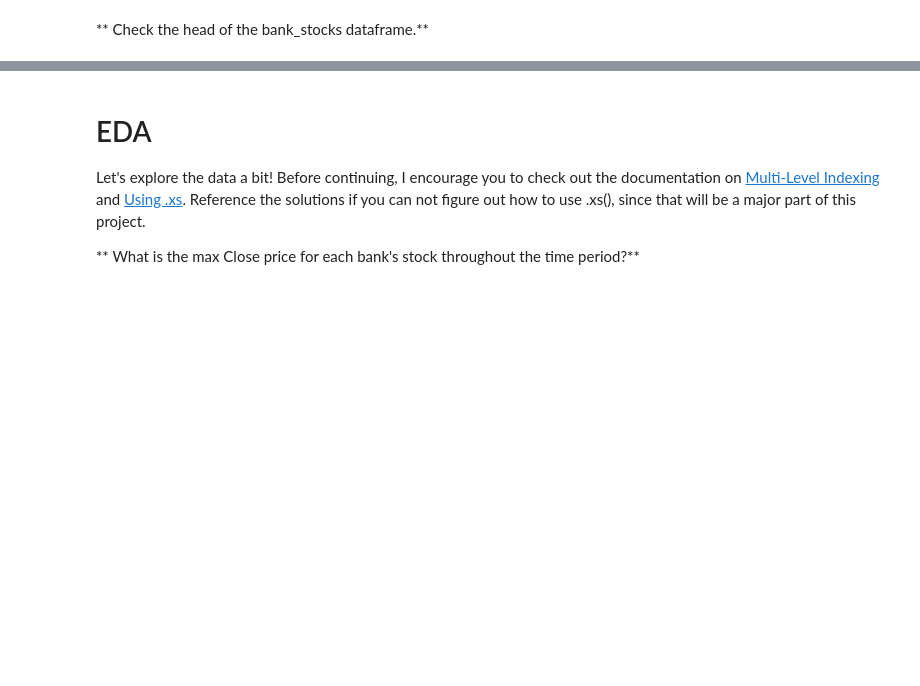
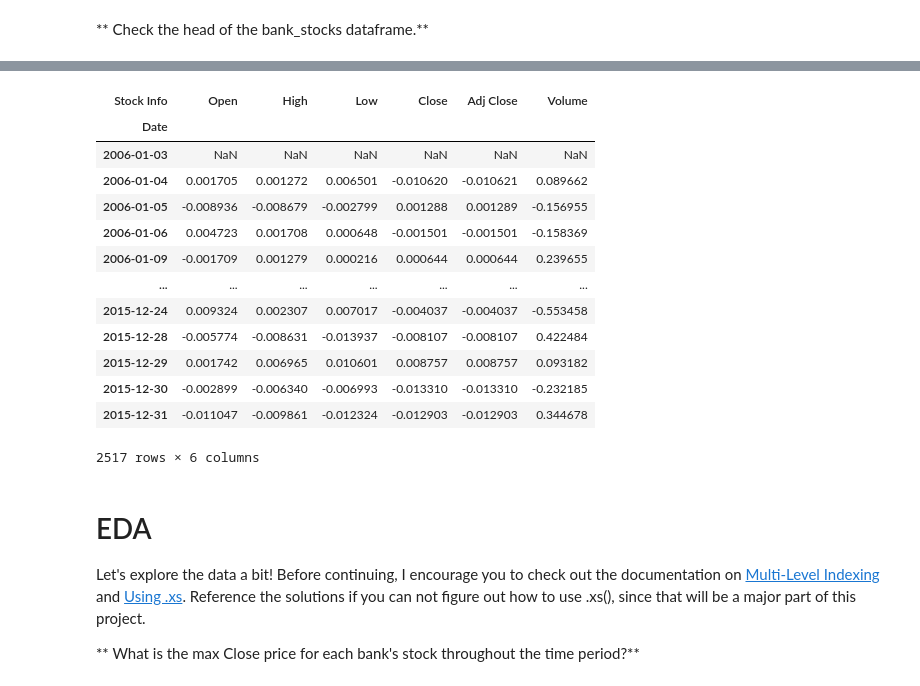
Before and after one commit to JoseArnel/code, a Jupyter notebook: DataScience&MachineLearning/10-Data-Capstone-Projects/03-Finance Project.ipynb, the cells around one changed output, grey strips where cells are left out. Cells and saved outputs as stored; diff of their text form; code cells hidden in the pictures; blank space fills up the shorter version.

```diff
--- a/DataScience&MachineLearning/10-Data-Capstone-Projects/03-Finance Project.ipynb
+++ b/DataScience&MachineLearning/10-Data-Capstone-Projects/03-Finance Project.ipynb
@@ -169,3 +171,20 @@ bank_stocks.head()
+# %%
+bank_stocks.xs('BAC', level='Bank Ticker',  axis=1).pct_change()
+# %% [output]
+| Stock Info | Open | High | Low | Close | Adj Close | Volume |
+| Date |  |  |  |  |  |  |
+| 2006-01-03 | NaN | NaN | NaN | NaN | NaN | NaN |
+| 2006-01-04 | 0.001705 | 0.001272 | 0.006501 | -0.010620 | -0.010621 | 0.089662 |
+| 2006-01-05 | -0.008936 | -0.008679 | -0.002799 | 0.001288 | 0.001289 | -0.156955 |
+| 2006-01-06 | 0.004723 | 0.001708 | 0.000648 | -0.001501 | -0.001501 | -0.158369 |
+| 2006-01-09 | -0.001709 | 0.001279 | 0.000216 | 0.000644 | 0.000644 | 0.239655 |
+| ... | ... | ... | ... | ... | ... | ... |
+| 2015-12-24 | 0.009324 | 0.002307 | 0.007017 | -0.004037 | -0.004037 | -0.553458 |
+| 2015-12-28 | -0.005774 | -0.008631 | -0.013937 | -0.008107 | -0.008107 | 0.422484 |
+| 2015-12-29 | 0.001742 | 0.006965 | 0.010601 | 0.008757 | 0.008757 | 0.093182 |
+| 2015-12-30 | -0.002899 | -0.006340 | -0.006993 | -0.013310 | -0.013310 | -0.232185 |
+| 2015-12-31 | -0.011047 | -0.009861 | -0.012324 | -0.012903 | -0.012903 | 0.344678 |
+2517 rows × 6 columns
 # %% [markdown]
 # EDA
 
```
Also changed, not shown: parts of 10 cells of this notebook, 1 other file.
